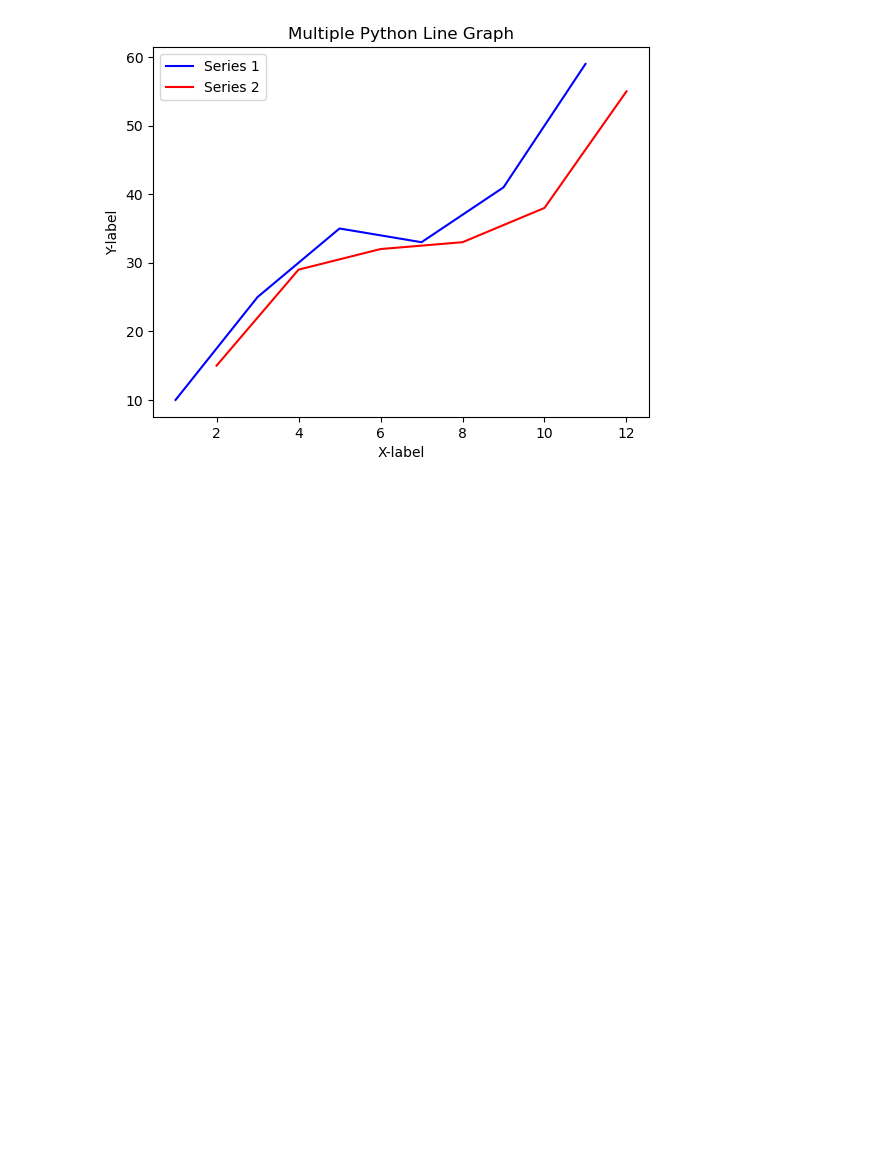
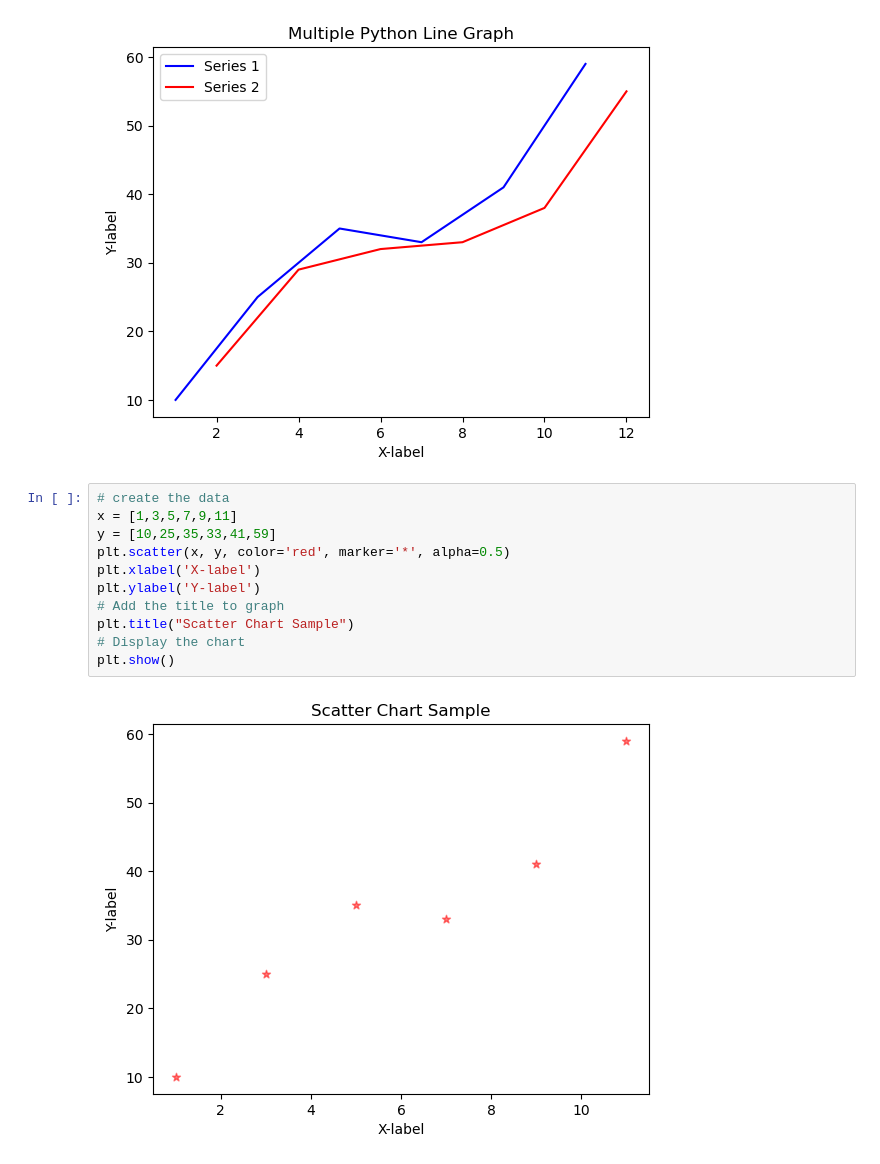
Before and after one commit to rabobahago/Python_ML_Data_Science, a Jupyter notebook: data_analyst/matplotlib/main.ipynb, the cells around one changed output. Saved outputs shown, nothing was run; the diff lists cells and outputs as text; blank space fills up the shorter version.

```diff
--- a/data_analyst/matplotlib/main.ipynb
+++ b/data_analyst/matplotlib/main.ipynb
@@ -23,3 +23,16 @@ plt.legend()
 plt.show()
 # %% [output]
 [figure]
+# %%
+# create the data
+x = [1,3,5,7,9,11]
+y = [10,25,35,33,41,59]
+plt.scatter(x, y, color='red', marker='*', alpha=0.5)
+plt.xlabel('X-label')
+plt.ylabel('Y-label')
+# Add the title to graph
+plt.title("Scatter Chart Sample")
+# Display the chart
+plt.show()
+# %% [output]
+[figure, added]
```
Also changed, not shown: parts of 1 cell of this notebook.
